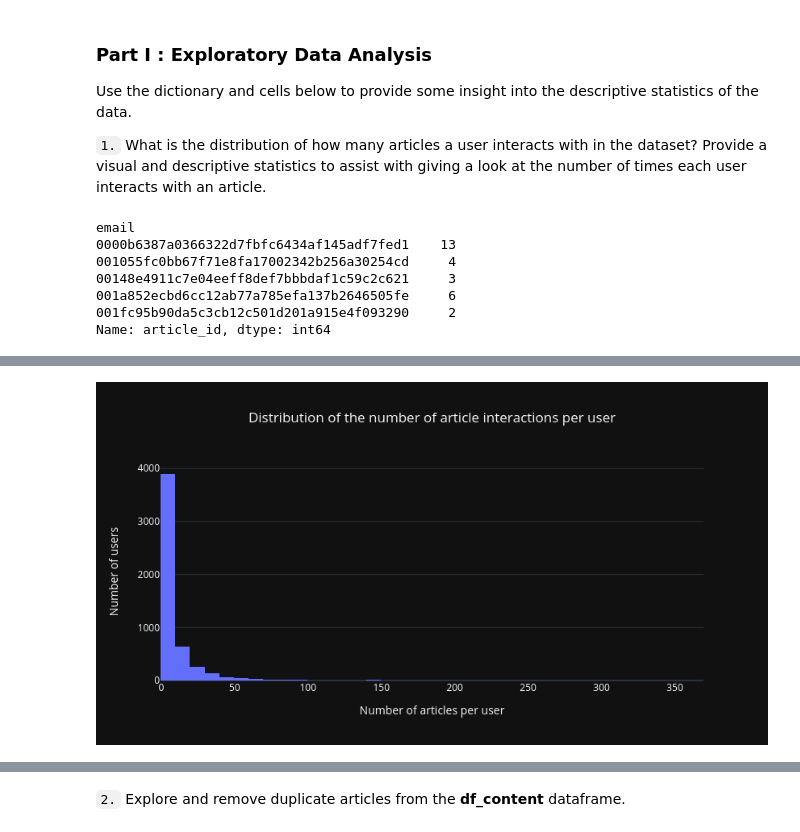
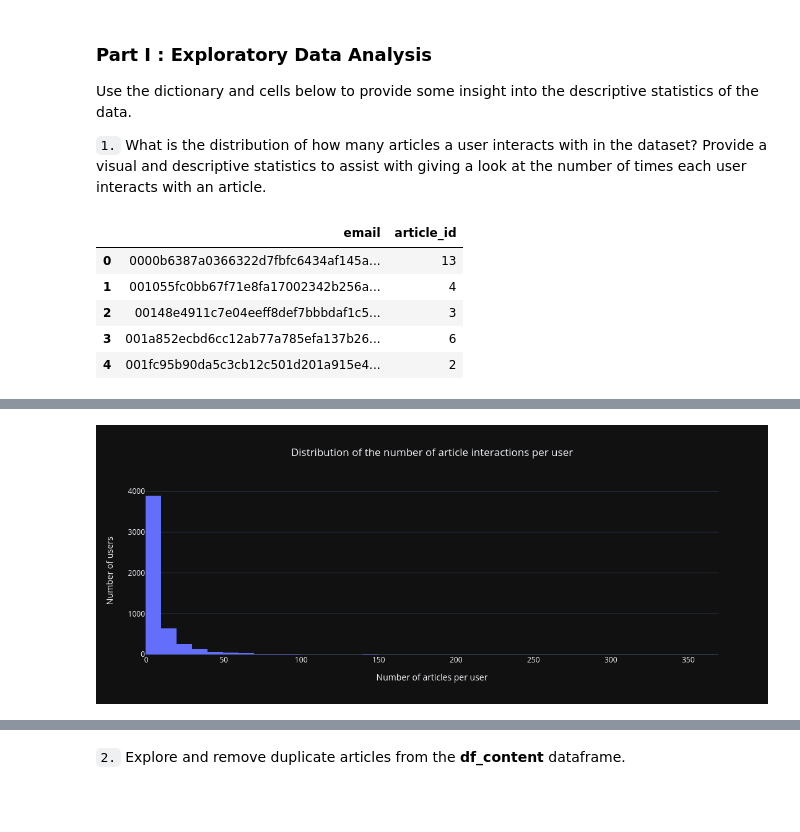
Before and after one commit to evansdoe/ibm-recommendation, a Jupyter notebook: Recommendations_with_IBM.ipynb, the cells around one changed output, grey strips where cells are left out. Saved outputs shown, nothing was run; the diff lists cells and outputs as text; code cells hidden in the pictures; blank space fills up the shorter version.

```diff
--- a/Recommendations_with_IBM.ipynb
+++ b/Recommendations_with_IBM.ipynb
@@ -130,30 +130,29 @@ Use the dictionary and cells below to provide some insight into the descriptive
 `1.` What is the distribution of how many articles a user interacts with in the dataset?  Provide a visual and descriptive statistics to assist with giving a look at the number of times each user interacts with an article.
 # %%
 # Observe that the email are the users and the article_id are the articles.
-user_article_series = df_data.groupby('email')['article_id'].count();
-user_article_series.head()
+user_article_df = df_data.groupby('email')['article_id'].count().reset_index();
+user_article_df.head()
 # %% [output]
-email
-0000b6387a0366322d7fbfc6434af145adf7fed1    13
-001055fc0bb67f71e8fa17002342b256a30254cd     4
-00148e4911c7e04eeff8def7bbbdaf1c59c2c621     3
-001a852ecbd6cc12ab77a785efa137b2646505fe     6
-001fc95b90da5c3cb12c501d201a915e4f093290     2
-Name: article_id, dtype: int64
+|  | email | article_id |
+| 0 | 0000b6387a0366322d7fbfc6434af145a... | 13 |
+| 1 | 001055fc0bb67f71e8fa17002342b256a... | 4 |
+| 2 | 00148e4911c7e04eeff8def7bbbdaf1c5... | 3 |
+| 3 | 001a852ecbd6cc12ab77a785efa137b26... | 6 |
+| 4 | 001fc95b90da5c3cb12c501d201a915e4... | 2 |
 # %%
-hist_fig = px.histogram(user_article_series,
+hist_fig = px.histogram(user_article_df['article_id'],
                         nbins=50,
                         title="Distribution of the number of article interactions per user",
                         labels = {'value': "Number of articles per user"},
                         template= "plotly_dark"
                        )
 
 hist_fig.update_layout(title_x=0.5,
                        yaxis_title="Number of users",
                        showlegend=False
                       )
 
 hist_fig.show(config={'displaylogo': False})
 # %% [output]
 [interactive output not drawn]
-[figure, old version]
+[figure, new version]
```
Also changed, not shown: parts of 4 cells of this notebook.
